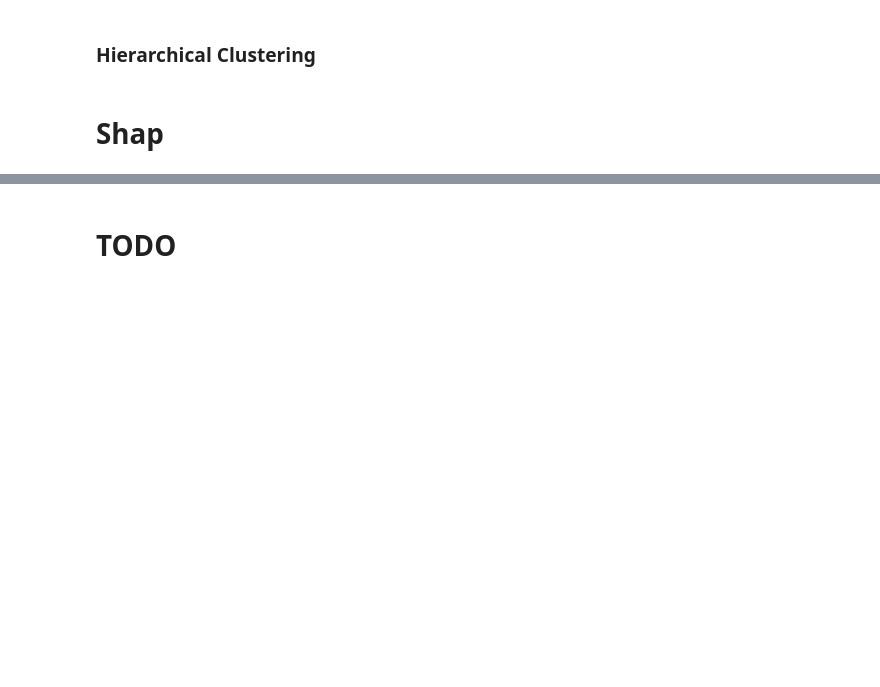
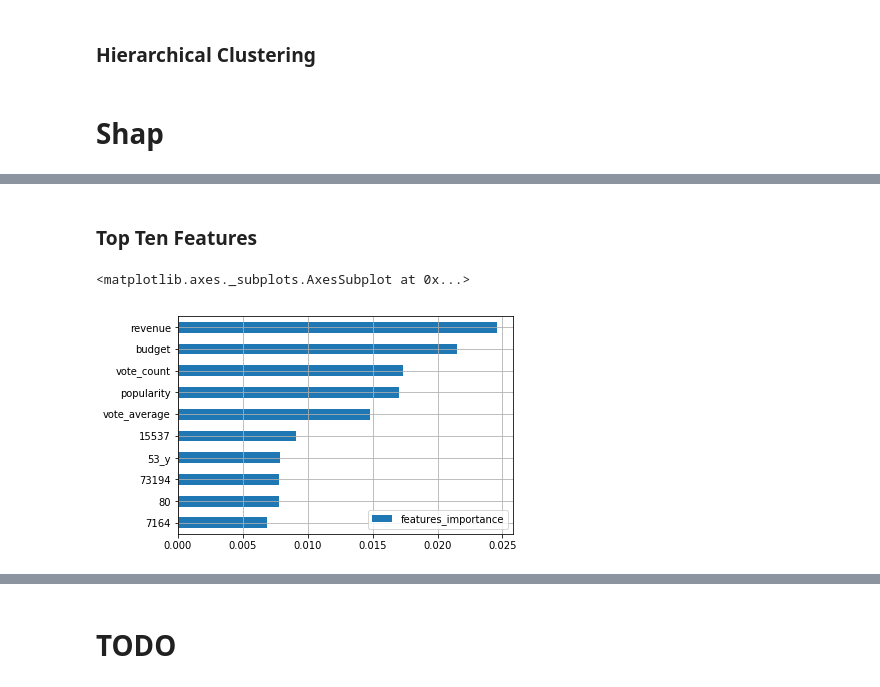
Before and after one commit to kjprice/smu-machine-learning, a Jupyter notebook: final/EDA.ipynb, the cells around one changed output, grey strips where cells are left out. Saved outputs shown, nothing was run; the diff lists cells and outputs as text; code cells hidden in the pictures; blank space fills up the shorter version.

```diff
--- a/final/EDA.ipynb
+++ b/final/EDA.ipynb
@@ -546,0 +552,2 @@ print(confusion_matrix(y_test, model.predict_classes(X_test) == 1))
+# %%
+random_forest.fit(X_train, y_train)
@@ -546,0 +562,19 @@ print(confusion_matrix(y_test, model.predict_classes(X_test) == 1))
+# %%
+features_names = x.columns
+features_importance = random_forest.feature_importances_
+# %%
+feature_rank_df = pd.DataFrame({
+    'features_importance': features_importance,
+    'features_names': features_names,
+}, index = features_names)
+# %%
+top_ten_features = feature_rank_df \
+    .sort_values(by=['features_importance'], ascending=False)[0:10] \
+    .sort_values(by=['features_importance'])
+# %% [markdown]
+### Top Ten Features
+# %%
+top_ten_features.plot.barh(grid=True)
+# %% [output]
+<matplotlib.axes._subplots.AxesSubplot at 0x...>
+[figure, added]
```
Also changed, not shown: parts of 11 cells of this notebook.
